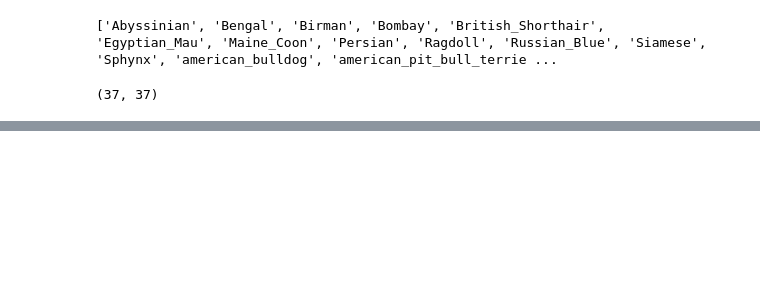
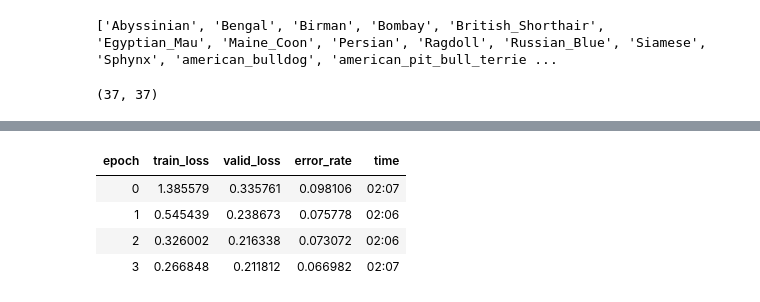
Before and after one commit to nishizaki0327/fastai, a Jupyter notebook: Lesson1.ipynb, the cells around one changed output, grey strips where cells are left out. Cells and saved outputs as stored; diff of their text form; code cells hidden in the pictures; blank space fills up the shorter version.

```diff
--- a/Lesson1.ipynb
+++ b/Lesson1.ipynb
@@ -102,3 +102,5 @@ len(data.classes), data.c
 # %% [output]
 ['Abyssinian', 'Bengal', 'Birman', 'Bombay', 'British_Shorthair', 'Egyptian_Mau', 'Maine_Coon', 'Persian', 'Ragdoll', 'Russian_Blue', 'Siamese', 'Sphynx', 'american_bulldog', 'american_pit_bull_terrie ...
 (37, 37)
+# %%
+learn = create_cnn(data, models.resnet34, metrics=error_rate)
@@ -104,0 +109,8 @@ len(data.classes), data.c
+# %%
+learn.fit_one_cycle(4)
+# %% [output]
+| epoch | train_loss | valid_loss | error_rate | time |
+| 0 | 1.385579 | 0.335761 | 0.098106 | 02:07 |
+| 1 | 0.545439 | 0.238673 | 0.075778 | 02:06 |
+| 2 | 0.326002 | 0.216338 | 0.073072 | 02:06 |
+| 3 | 0.266848 | 0.211812 | 0.066982 | 02:07 |
```
Also changed, not shown: parts of 7 cells of this notebook.
